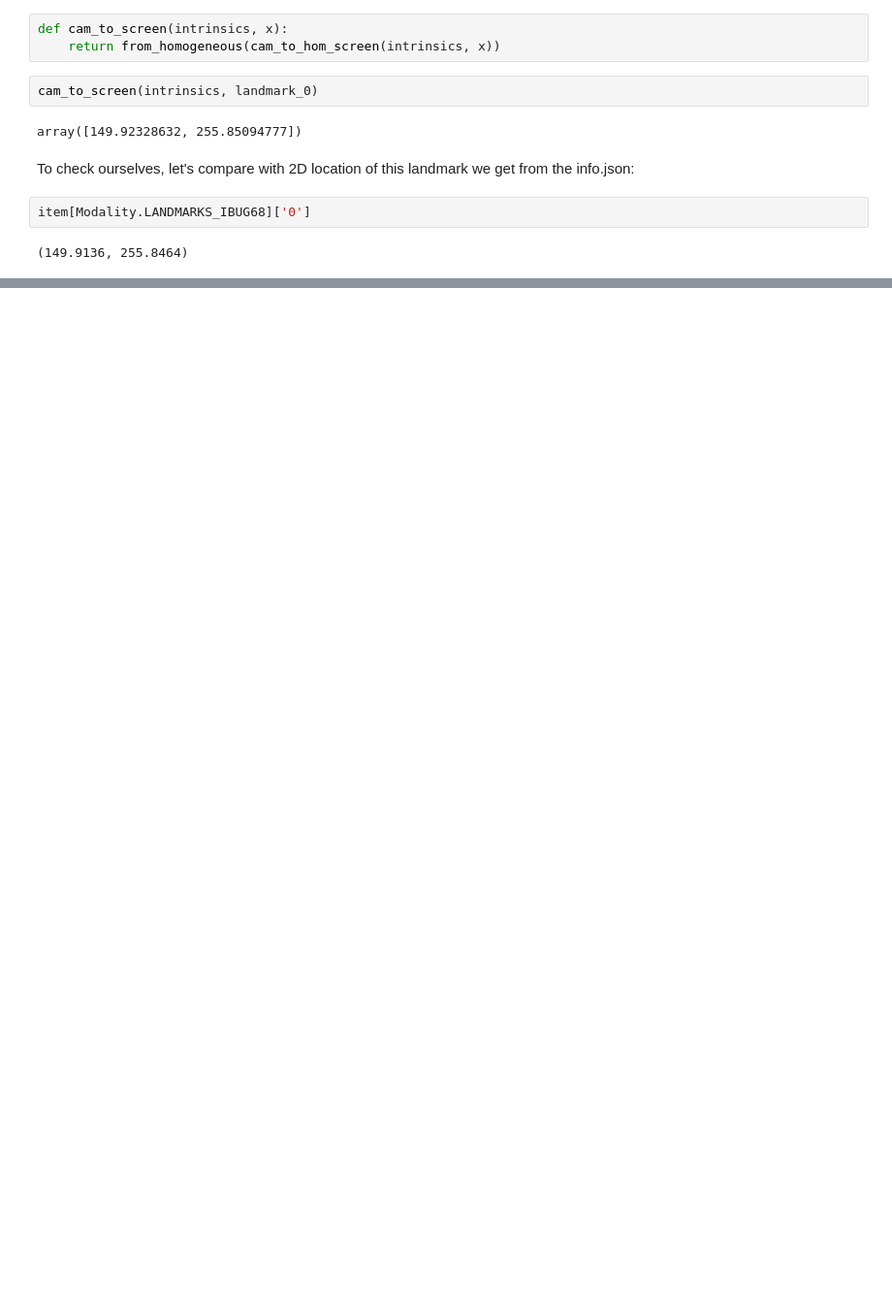
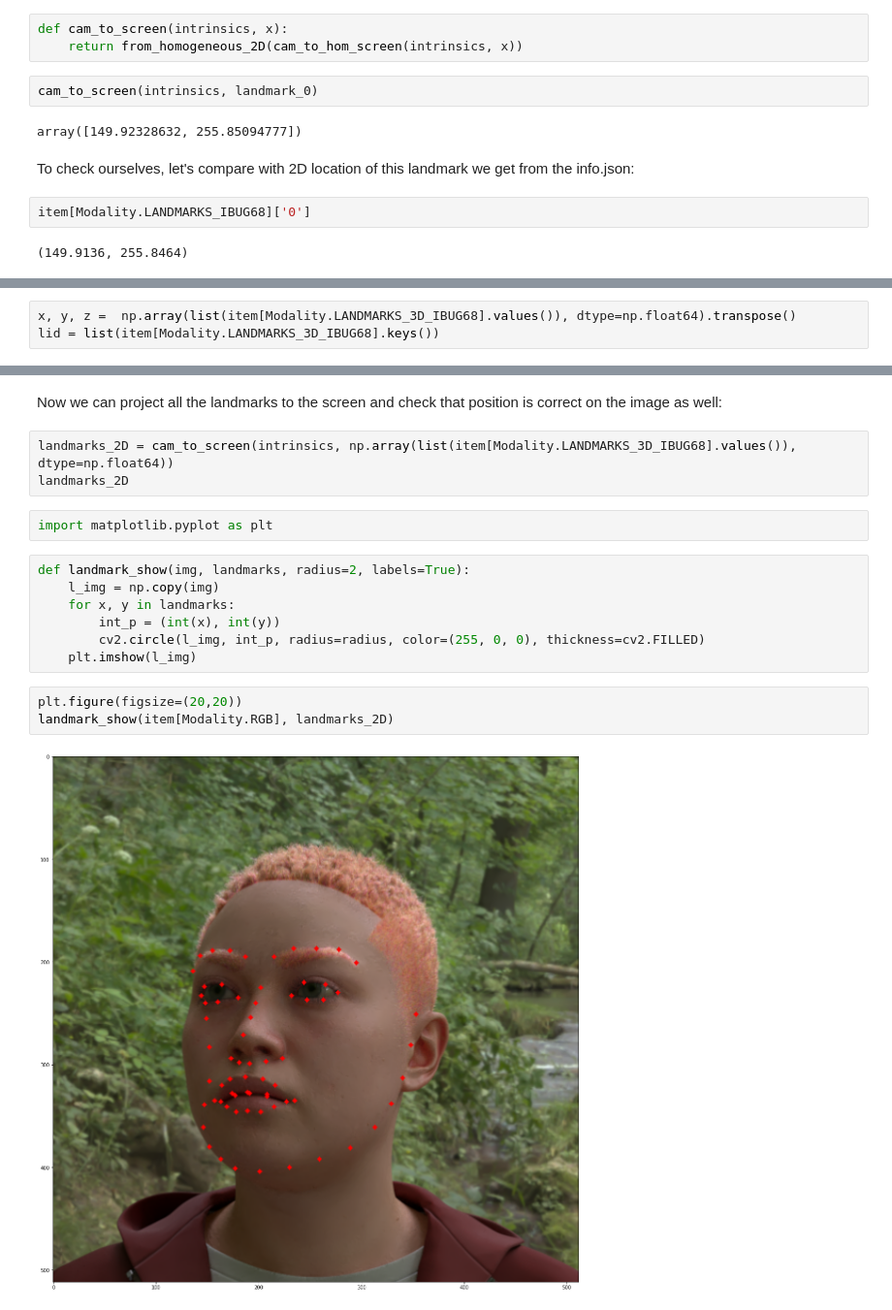
Before and after one commit to Synthesis-AI-Dev/face_api_dataset, a Jupyter notebook: examples/intrinsics.ipynb, the cells around one changed output, grey strips where cells are left out. Shown at 97% size. Drawn from its saved outputs; the diff is of its cells as text; blank space fills up the shorter version.

Commit message:
3D landmarks vizualisation.

```diff
--- a/examples/intrinsics.ipynb
+++ b/examples/intrinsics.ipynb
@@ -159,6 +166,6 @@ def from_homogeneous(x):
 # %%
 def cam_to_screen(intrinsics, x):
-    return from_homogeneous(cam_to_hom_screen(intrinsics, x))
+    return from_homogeneous_2D(cam_to_hom_screen(intrinsics, x))
 # %%
 cam_to_screen(intrinsics, landmark_0)
 # %% [output]
@@ -171,0 +188,3 @@ item[Modality.LANDMARKS_IBUG68]['0']
+# %%
+x, y, z =  np.array(list(item[Modality.LANDMARKS_3D_IBUG68].values()), dtype=np.float64).transpose()
+lid = list(item[Modality.LANDMARKS_3D_IBUG68].keys())
@@ -171,0 +209,19 @@ item[Modality.LANDMARKS_IBUG68]['0']
+# %% [markdown]
+Now we can project all the landmarks to the screen and check that position is correct on the image as well:
+# %%
+landmarks_2D = cam_to_screen(intrinsics, np.array(list(item[Modality.LANDMARKS_3D_IBUG68].values()), dtype=np.float64))
+landmarks_2D
+# %%
+import matplotlib.pyplot as plt
+# %%
+def landmark_show(img, landmarks, radius=2, labels=True):
+    l_img = np.copy(img)
+    for x, y in landmarks:
+        int_p = (int(x), int(y))
+        cv2.circle(l_img, int_p, radius=radius, color=(255, 0, 0), thickness=cv2.FILLED)
+    plt.imshow(l_img)
+# %%
+plt.figure(figsize=(20,20))
+landmark_show(item[Modality.RGB], landmarks_2D)
+# %% [output]
+[figure, added]
```
Also changed, not shown: parts of 10 cells of this notebook.
